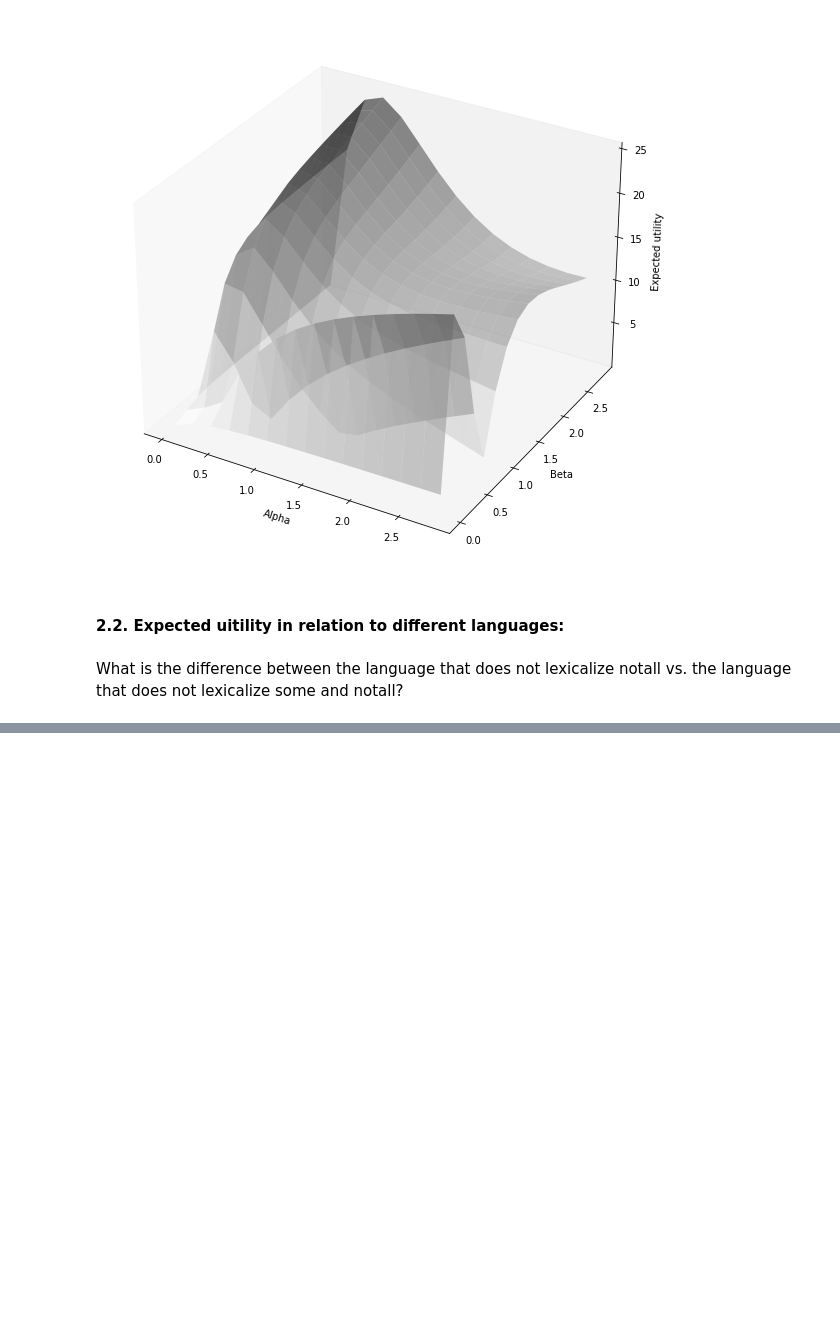
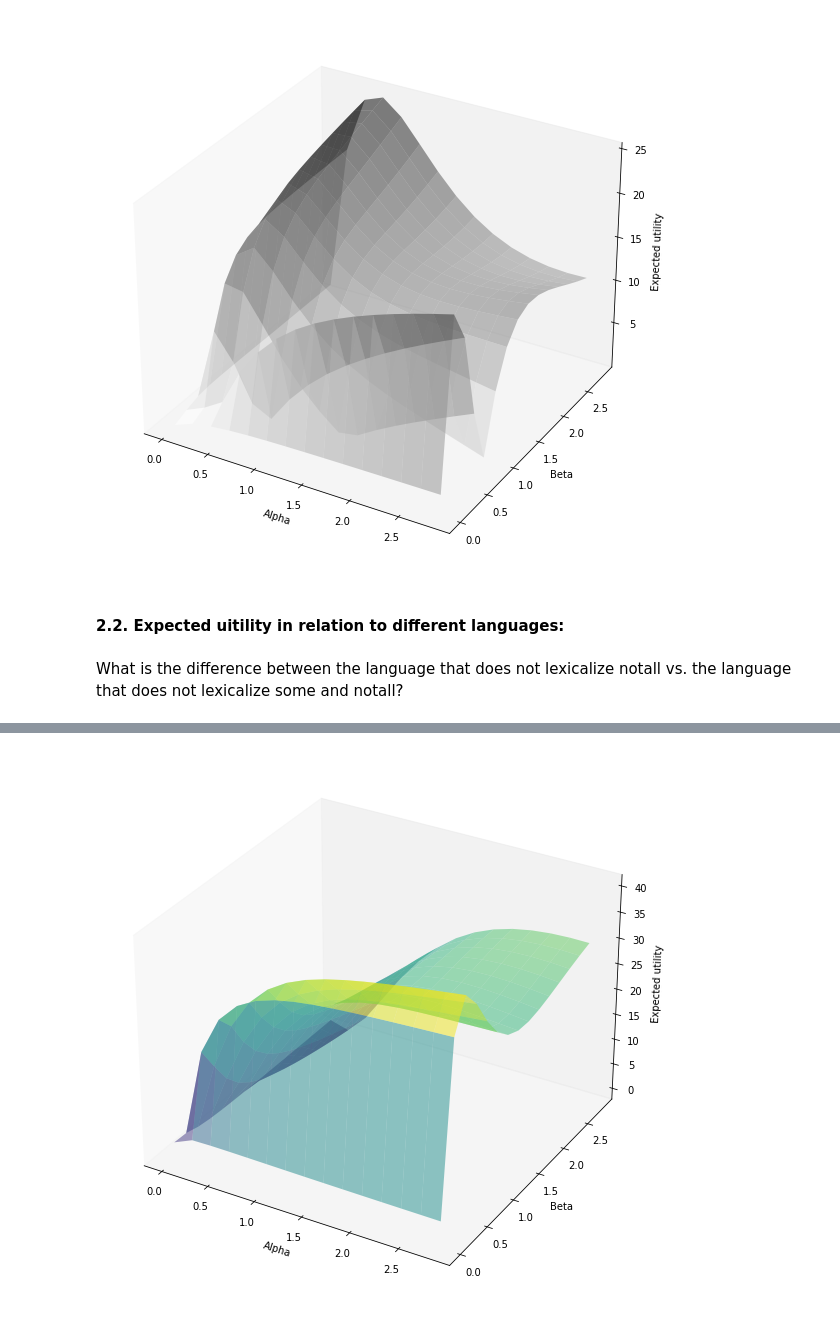
Before and after one commit to alexeykosh/2021-PPR-expected-utility, a Jupyter notebook: model.ipynb, the cells around one changed output, grey strips where cells are left out. Saved outputs shown, nothing was run; the diff lists cells and outputs as text; code cells hidden in the pictures; blank space fills up the shorter version.

```diff
--- a/model.ipynb
+++ b/model.ipynb
@@ -118 +132,5 @@ What is the difference between the language that does not lexicalize notall vs.
+# %%
+plot_U(X, Y, Z_notall, cmap='viridis')
+# %% [output]
+[figure, added]
 # %%
```
Also changed, not shown: parts of 11 cells of this notebook.
